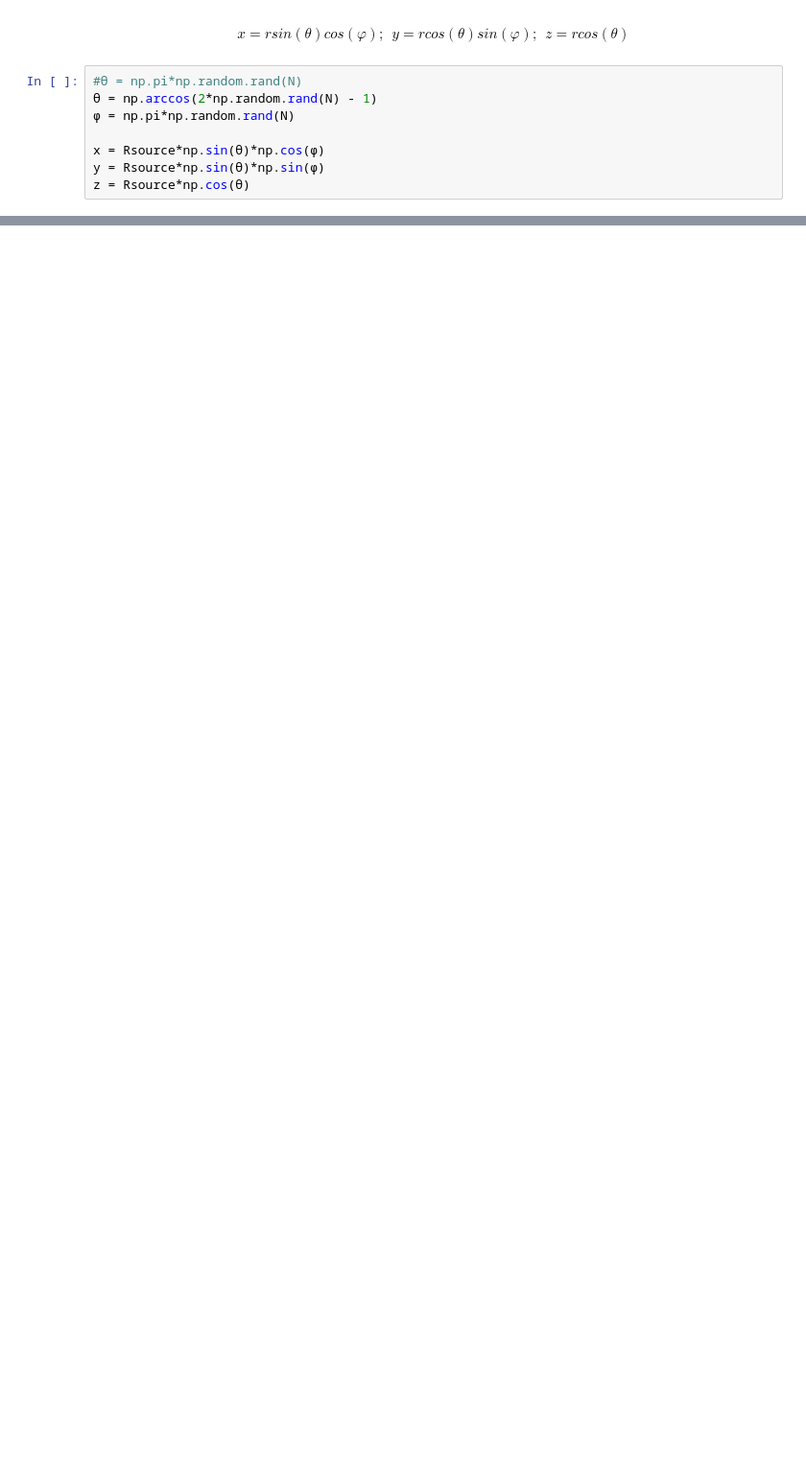
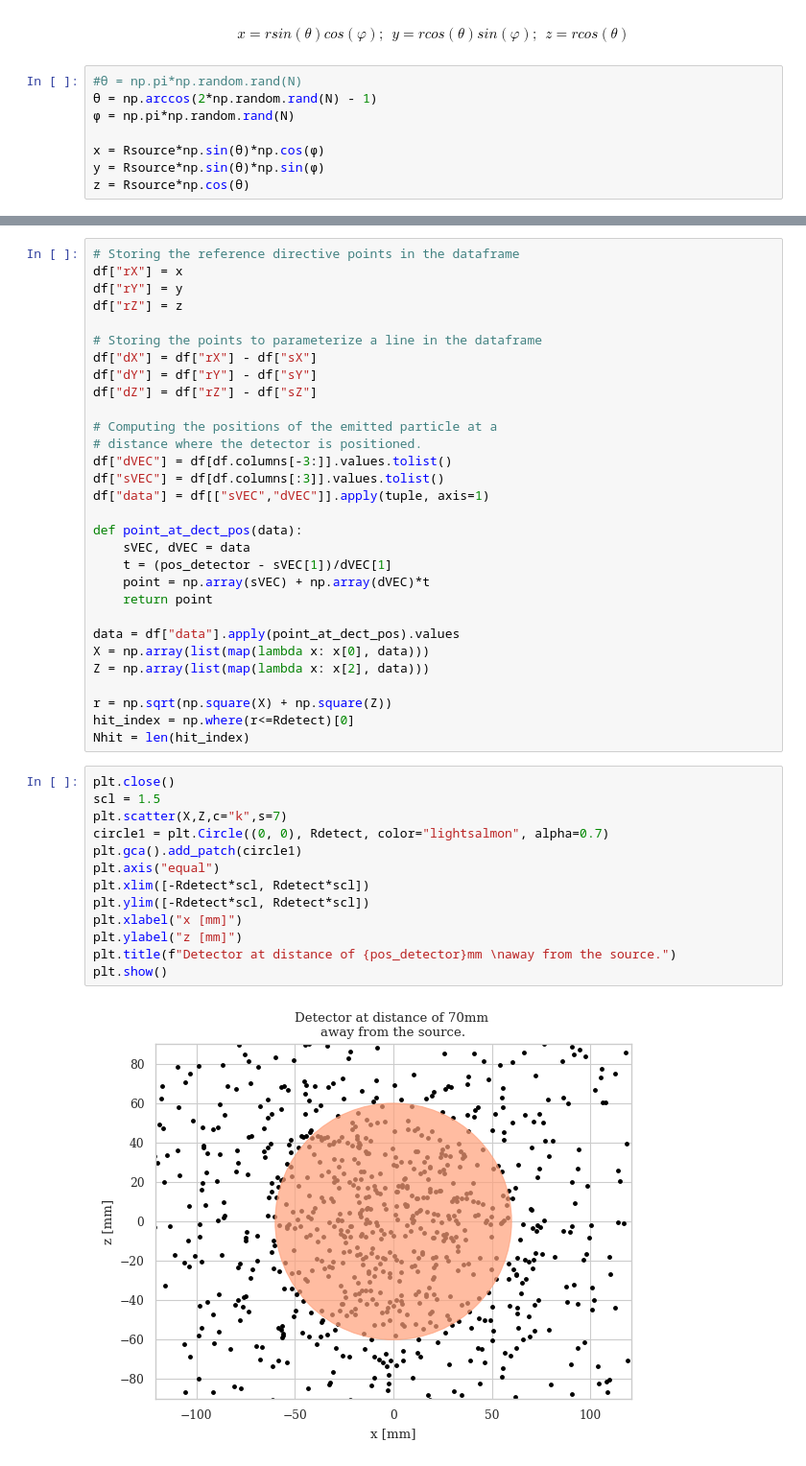
Before and after one commit to Chinnasf/Physics, a Jupyter notebook: Detectors/Solid_State_Detector.ipynb, the cells around one changed output, grey strips where cells are left out. Shown at 96% size. Cells and saved outputs as stored; diff of their text form; blank space fills up the shorter version.

Commit message:
added progress on circular detector

```diff
--- a/Detectors/Solid_State_Detector.ipynb
+++ b/Detectors/Solid_State_Detector.ipynb
@@ -104,0 +114,45 @@ ax.set_zlabel('z');
+# %%
+# Storing the reference directive points in the dataframe
+df["rX"] = x
+df["rY"] = y
+df["rZ"] = z
+
+# Storing the points to parameterize a line in the dataframe
+df["dX"] = df["rX"] - df["sX"]
+df["dY"] = df["rY"] - df["sY"]
+df["dZ"] = df["rZ"] - df["sZ"]
+
+# Computing the positions of the emitted particle at a
+# distance where the detector is positioned.
+df["dVEC"] = df[df.columns[-3:]].values.tolist()
+df["sVEC"] = df[df.columns[:3]].values.tolist()
+df["data"] = df[["sVEC","dVEC"]].apply(tuple, axis=1)
+
+def point_at_dect_pos(data):
+    sVEC, dVEC = data
+    t = (pos_detector - sVEC[1])/dVEC[1]
+    point = np.array(sVEC) + np.array(dVEC)*t
+    return point
+
+data = df["data"].apply(point_at_dect_pos).values
+X = np.array(list(map(lambda x: x[0], data)))
+Z = np.array(list(map(lambda x: x[2], data)))
+
+r = np.sqrt(np.square(X) + np.square(Z))
+hit_index = np.where(r<=Rdetect)[0]
+Nhit = len(hit_index)
+# %%
+plt.close()
+scl = 1.5
+plt.scatter(X,Z,c="k",s=7)
+circle1 = plt.Circle((0, 0), Rdetect, color="lightsalmon", alpha=0.7)
+plt.gca().add_patch(circle1)
+plt.axis("equal")
+plt.xlim([-Rdetect*scl, Rdetect*scl])
+plt.ylim([-Rdetect*scl, Rdetect*scl])
+plt.xlabel("x [mm]")
+plt.ylabel("z [mm]")
+plt.title(f"Detector at distance of {pos_detector}mm \naway from the source.")
+plt.show()
+# %% [output]
+[figure, added]
```
Also changed, not shown: parts of 7 cells of this notebook.
